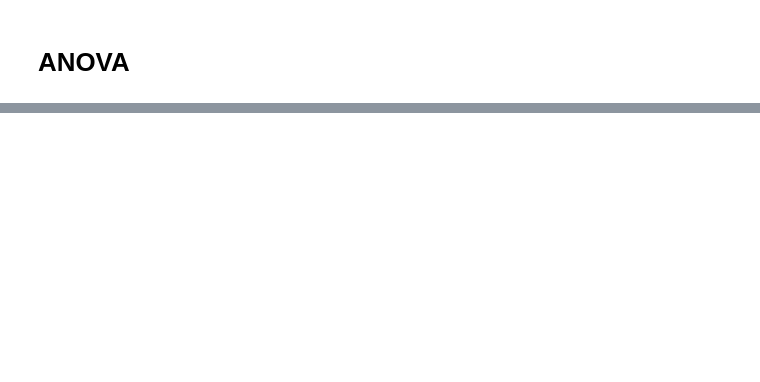
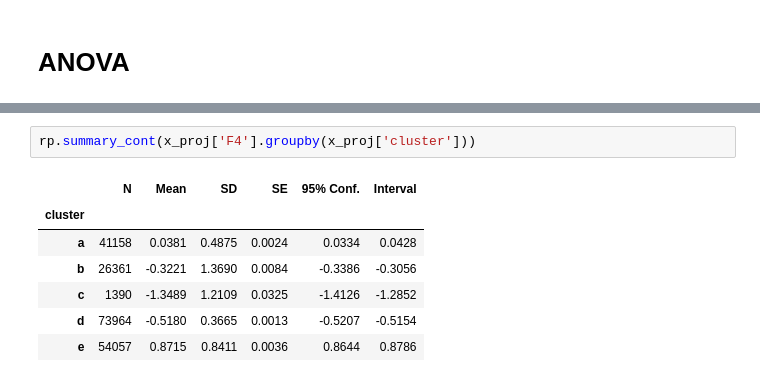
Before and after one commit to ThomasMeb/App_Sante_Publique_France, a Jupyter notebook: Explo.ipynb, the cells around one changed output, grey strips where cells are left out. Cells and saved outputs as stored; diff of their text form; blank space fills up the shorter version.

```diff
--- a/Explo.ipynb
+++ b/Explo.ipynb
@@ -581,0 +599,10 @@ plt.show()
+# %%
+rp.summary_cont(x_proj['F4'].groupby(x_proj['cluster']))
+# %% [output]
+|  | N | Mean | SD | SE | 95% Conf. | Interval |
+| cluster |  |  |  |  |  |  |
+| a | 41158 | 0.0381 | 0.4875 | 0.0024 | 0.0334 | 0.0428 |
+| b | 26361 | -0.3221 | 1.3690 | 0.0084 | -0.3386 | -0.3056 |
+| c | 1390 | -1.3489 | 1.2109 | 0.0325 | -1.4126 | -1.2852 |
+| d | 73964 | -0.5180 | 0.3665 | 0.0013 | -0.5207 | -0.5154 |
+| e | 54057 | 0.8715 | 0.8411 | 0.0036 | 0.8644 | 0.8786 |
```
Also changed, not shown: parts of 28 cells of this notebook.
